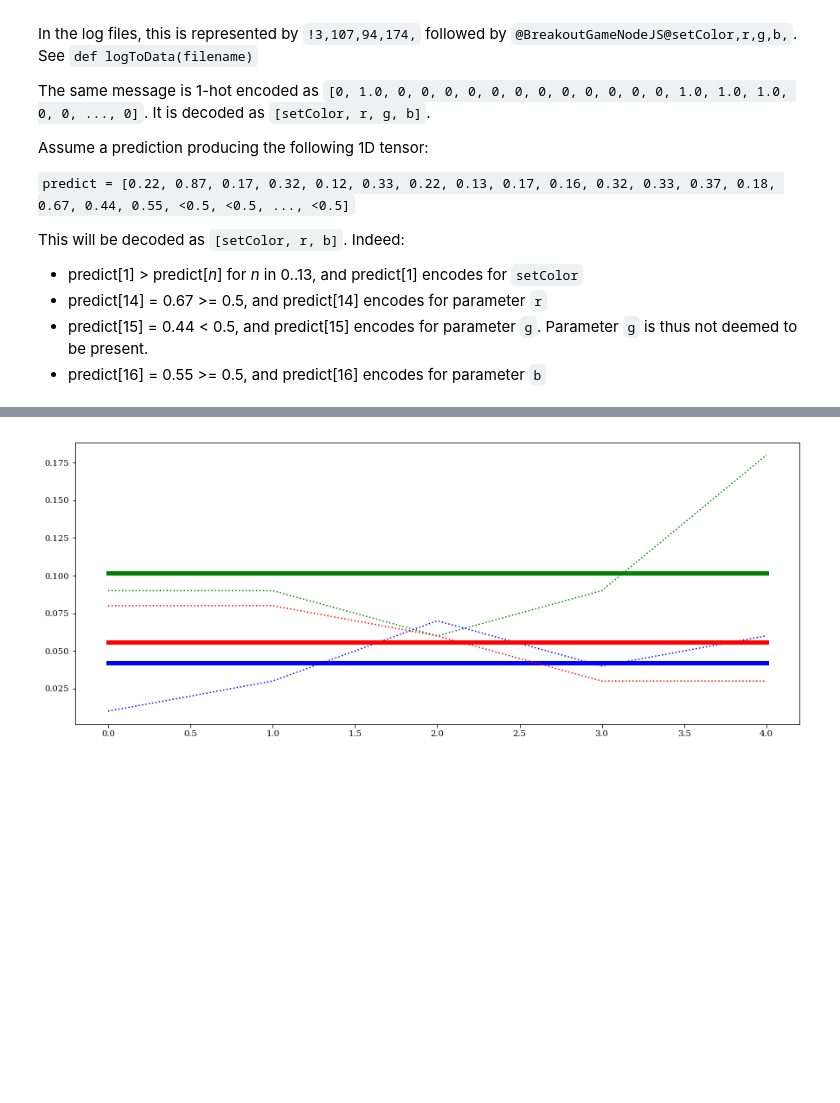
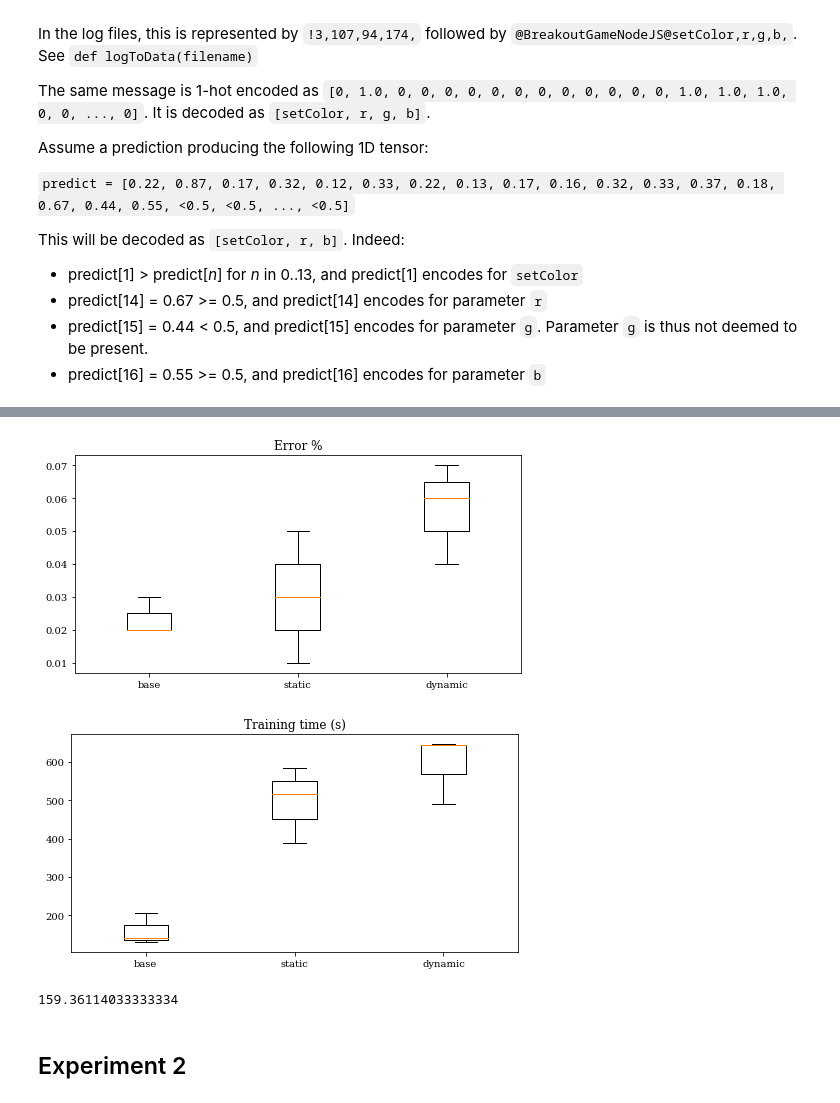
Before and after one commit to SINTEF-9012/thingml-diversifier, a Jupyter notebook: src/main/python/experiment1/tensorflow.ipynb, the cells around one changed output, grey strips where cells are left out. Saved outputs shown, nothing was run; the diff lists cells and outputs as text; code cells hidden in the pictures; blank space fills up the shorter version.

```diff
--- a/src/main/python/experiment1/tensorflow.ipynb
+++ b/src/main/python/experiment1/tensorflow.ipynb
@@ -297,5 +302,5 @@ print(str(base_maxbytelen) + ', ' + str(static_maxbytelen) + ', ' + str(runtime_
 # %%
-def split(data, train_ratio = 0.60):
+def split(data, train_ratio = 0.50):
     train = []
     test = []
     for log in data:
@@ -314,7 +319,7 @@ static_Y_train, static_Y_test = split(static_Y)
 runtime_X_train, runtime_X_test = split(runtime_X)
 runtime_Y_train, runtime_Y_test = split(runtime_Y)
 # %%
-number_of_msgs = 10
+number_of_msgs = 8
 
 def series_to_supervised(all_data, maxbytelen):
     results = []
@@ -407,10 +395,10 @@ def predict(model, test_X, test_Y):
         for j in range(0, predictions.shape[2], one_hot_size):
             predicted = np.array(encode(decode(predictions[i][0][j:j+one_hot_size]))).astype(int)
             truth = test_Y[i][0][j:j+one_hot_size].astype(int)
-            errs = np.sum(np.abs(predicted - truth))/len(truth)
+            errs = np.sum(np.abs(predicted - truth))
+            if errs > 0:
+                errors = errors + 1
             if debug and errs > 0:
-                errors = errors + errs
                 print('Predicting ', decode(predicted), '. Truth is ', decode(truth))
-    error_ratio = round((errors/(test_Y.shape[0]*test_Y.shape[2])*100),2)
-
+    error_ratio = errors/NMSGS
     return error_ratio
@@ -438,7 +449,7 @@ def xp(train_X, train_Y, test_X, test_Y, mode):
 # %%
-base_results = xp(base_X_train_supervised, base_Y_train_supervised, base_X_test_supervised, base_Y_test_supervised, 'base')
-static_results = xp(static_X_train_supervised, static_Y_train_supervised, static_X_test_supervised, static_Y_test_supervised, 'static')
-runtime_results = xp(runtime_X_train_supervised, runtime_Y_train_supervised, runtime_X_test_supervised, runtime_Y_test_supervised, 'runtime')
+base_err, base_tt, base_pt = xp(base_X_train_supervised, base_Y_train_supervised, base_X_test_supervised, base_Y_test_supervised, 'base')
+static_err, static_tt, static_pt = xp(static_X_train_supervised, static_Y_train_supervised, static_X_test_supervised, static_Y_test_supervised, 'static')
+runtime_err, runtime_tt, runtime_pt = xp(runtime_X_train_supervised, runtime_Y_train_supervised, runtime_X_test_supervised, runtime_Y_test_supervised, 'runtime')
 # %% [output]
 xp  base
   # 0
@@ -460,31 +471,35 @@ prediction duration =  0:00:01.369138
-# %%
-def get_errors(results, errors):
-    for e,_,_ in results:
-        errors.append(e)
-
-
-base_errors = []
-get_errors(base_results, base_errors)
-
-static_errors = []
-get_errors(static_results, static_errors)
-
-runtime_errors = []
-get_errors(runtime_results, runtime_errors)
-
-
-plt.figure(4, figsize=(15,6))
-plt.plot(base_errors, color='green', ls='dotted')
-mean = np.mean(base_errors)
-plt.plot([0, len(base_errors)-1], [mean, mean], linewidth=5, color='green')
-plt.plot(static_errors, color='blue', ls='dotted')
-mean = np.mean(static_errors)
-plt.plot([0, len(static_errors)-1], [mean, mean], linewidth=5, color='blue')
-plt.plot(runtime_errors, color='red', ls='dotted')
-mean = np.mean(runtime_errors)
-plt.plot([0, len(runtime_errors)-1], [mean, mean], linewidth=5, color='red')
-plt.show()
-# %% [output]
-[figure, removed]
+# %%
+all_err = []
+all_err.append(base_err)
+all_err.append(static_err)
+all_err.append(runtime_err)
+
+fig = plt.figure(fig_counter, figsize=(8,4))
+plt.boxplot(all_err, 0, '')
+plt.xticks(range(1, 4), ('base', 'static', 'dynamic'))
+plt.title('Error %')
+plt.show()
+fig_counter = fig_counter + 1
+
+
+all_tt = []
+all_tt.append([t.total_seconds() for t in base_tt])
+all_tt.append([t.total_seconds() for t in static_tt])
+all_tt.append([t.total_seconds() for t in runtime_tt])
+
+fig = plt.figure(fig_counter, figsize=(8,4))
+plt.boxplot(all_tt, 0, '')
+plt.xticks(range(1, 4), ('base', 'static', 'dynamic'))
+plt.title('Training time (s)')
+plt.show()
+fig_counter = fig_counter + 1
+
+T = np.sum(np.array([t.total_seconds() for t in base_tt]))/N # Average learning time for base protocol
+# %% [output]
+[figure, added]
+[figure, added]
+159.36114033333334
+# %% [markdown]
+## Experiment 2
 # %%
 def xp2(train_X, train_Y, test_X, test_Y, mode):
```
Also changed, not shown: parts of 13 cells of this notebook, 4 other files.
